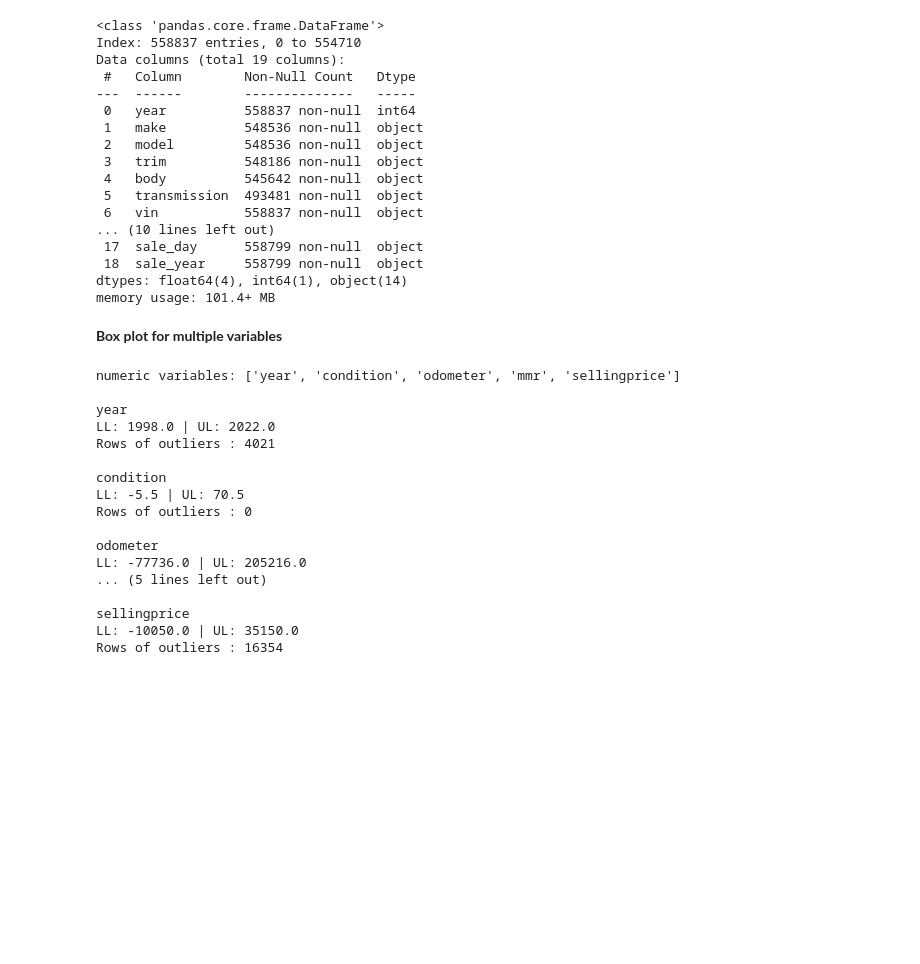
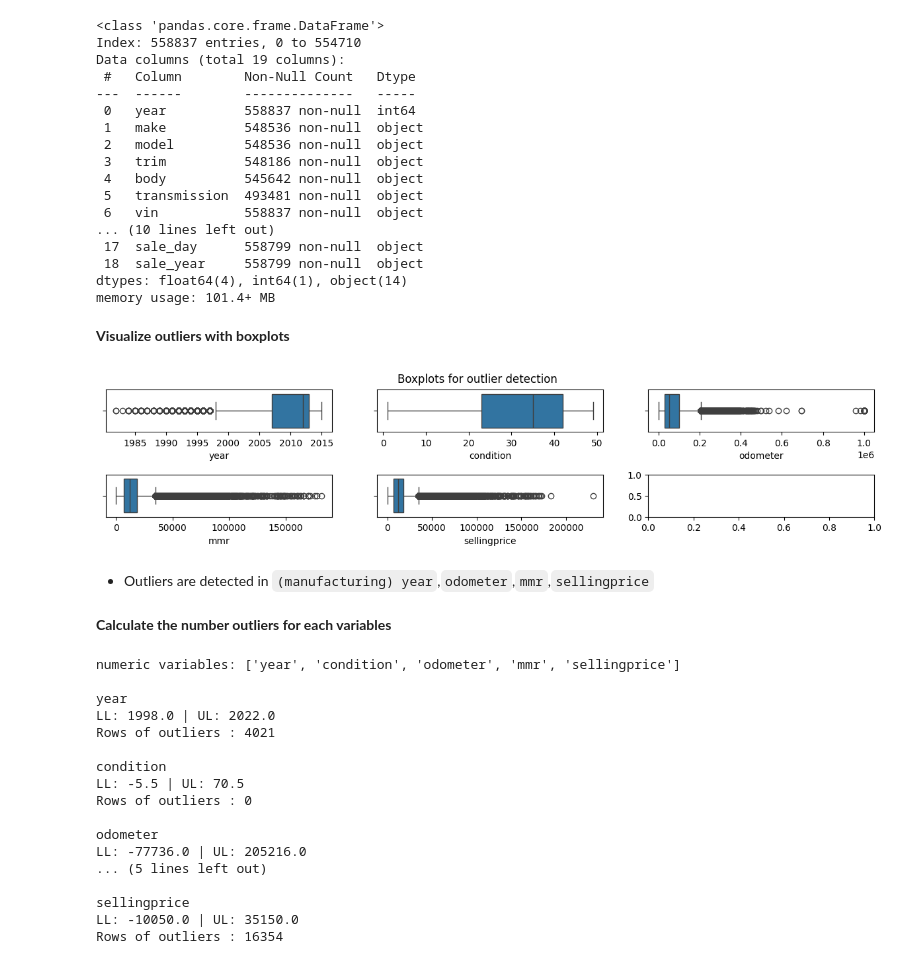
Before and after one commit to aprilhong/vehiclesales, a Jupyter notebook: vehiclesales.ipynb, the cells around one changed output. Saved outputs shown, nothing was run; the diff lists cells and outputs as text; code cells hidden in the pictures; blank space fills up the shorter version.

```diff
--- a/vehiclesales.ipynb
+++ b/vehiclesales.ipynb
@@ -1142,8 +1170,29 @@ Data columns (total 19 columns):
  18  sale_year     558799 non-null  object
 dtypes: float64(4), int64(1), object(14)
 memory usage: 101.4+ MB
-# %% [markdown]
-**Box plot for multiple variables**
+# %% [markdown]
+**Visualize outliers with boxplots**
+# %%
+# create 2 row x 3 column figure
+fig, axes = plt.subplots(2, 3, figsize=(15, 2.5))
+fig.suptitle('Boxplots for outlier detection')
+
+# create boxplots
+sns.boxplot(ax=axes[0,0], x=df_clean['year'])
+sns.boxplot(ax=axes[0,1], x=df_clean['condition'])
+sns.boxplot(ax=axes[0,2], x=df_clean['odometer'])
+sns.boxplot(ax=axes[1,0], x=df_clean['mmr'])
+sns.boxplot(ax=axes[1,1], x=df_clean['sellingprice'])
+
+# add spacing between the rows
+plt.subplots_adjust(hspace=1)
+plt.show();
+# %% [output]
+[figure, added]
+# %% [markdown]
+- Outliers are detected in `(manufacturing) year`,`odometer`,`mmr`,`sellingprice`
+# %% [markdown]
+**Calculate the number outliers for each variables**
 # %%
 # Separate numerical into different df
 num_cols = df_clean.select_dtypes(include=['int64','float64']).columns.tolist()
```
Also changed, not shown: parts of 368 cells of this notebook, 2 other files.
